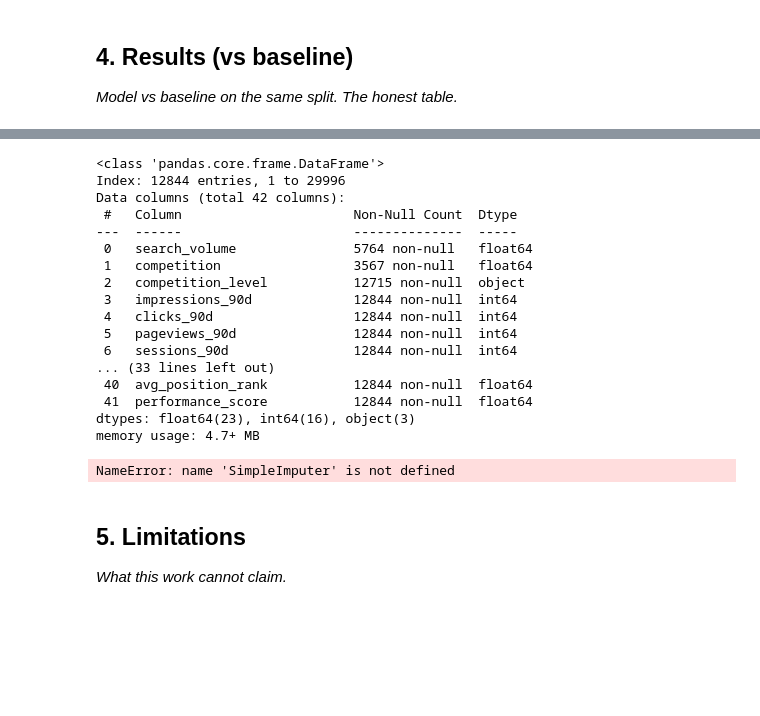
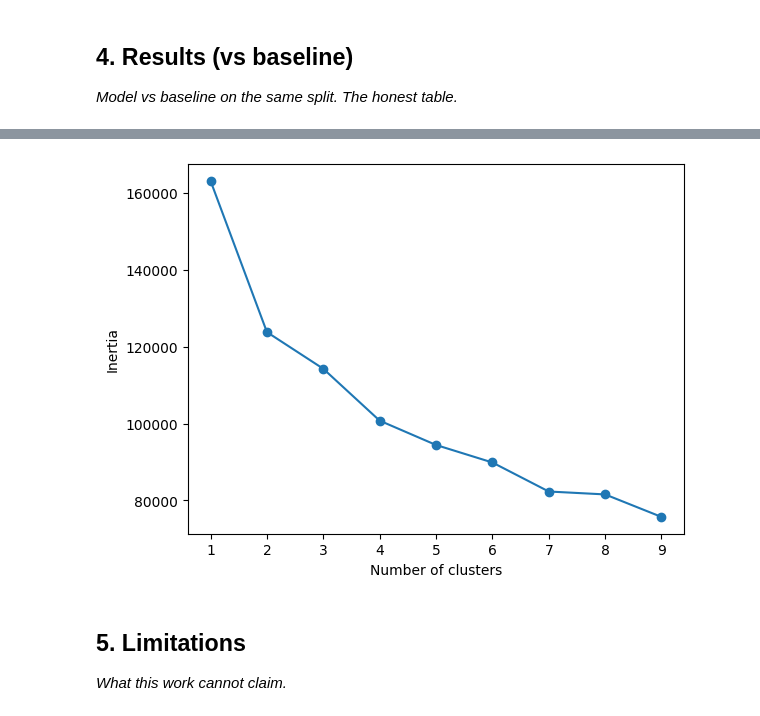
Before and after one commit to Maryam-Shile/flyrank_ml_internship, a Jupyter notebook: work/notebooks/capstone.ipynb, the cells around one changed output, grey strips where cells are left out. Cells and saved outputs as stored; diff of their text form; code cells hidden in the pictures; blank space fills up the shorter version.

```diff
--- a/work/notebooks/capstone.ipynb
+++ b/work/notebooks/capstone.ipynb
@@ -240,21 +278 @@ plot_performance(baseline)
-# %%
-info_data.info()
-# %% [output]
-<class 'pandas.core.frame.DataFrame'>
-Index: 12844 entries, 1 to 29996
-Data columns (total 42 columns):
- #   Column                      Non-Null Count  Dtype
----  ------                      --------------  -----
- 0   search_volume               5764 non-null   float64
- 1   competition                 3567 non-null   float64
- 2   competition_level           12715 non-null  object
- 3   impressions_90d             12844 non-null  int64
- 4   clicks_90d                  12844 non-null  int64
- 5   pageviews_90d               12844 non-null  int64
- 6   sessions_90d                12844 non-null  int64
-... (33 lines left out)
- 40  avg_position_rank           12844 non-null  float64
- 41  performance_score           12844 non-null  float64
-dtypes: float64(23), int64(16), object(3)
-memory usage: 4.7+ MB
 # %%
@@ -303,7 +335,7 @@ def find_kmeans_elbow(df):
 # %%
-find_kmeans_elbow(info_data)
+plot_elbow(baseline)
 # %% [output]
-NameError: name 'SimpleImputer' is not defined
+[figure, added]
 # %% [markdown]
 ## 5. Limitations
 
```
Also changed, not shown: parts of 10 cells of this notebook.
